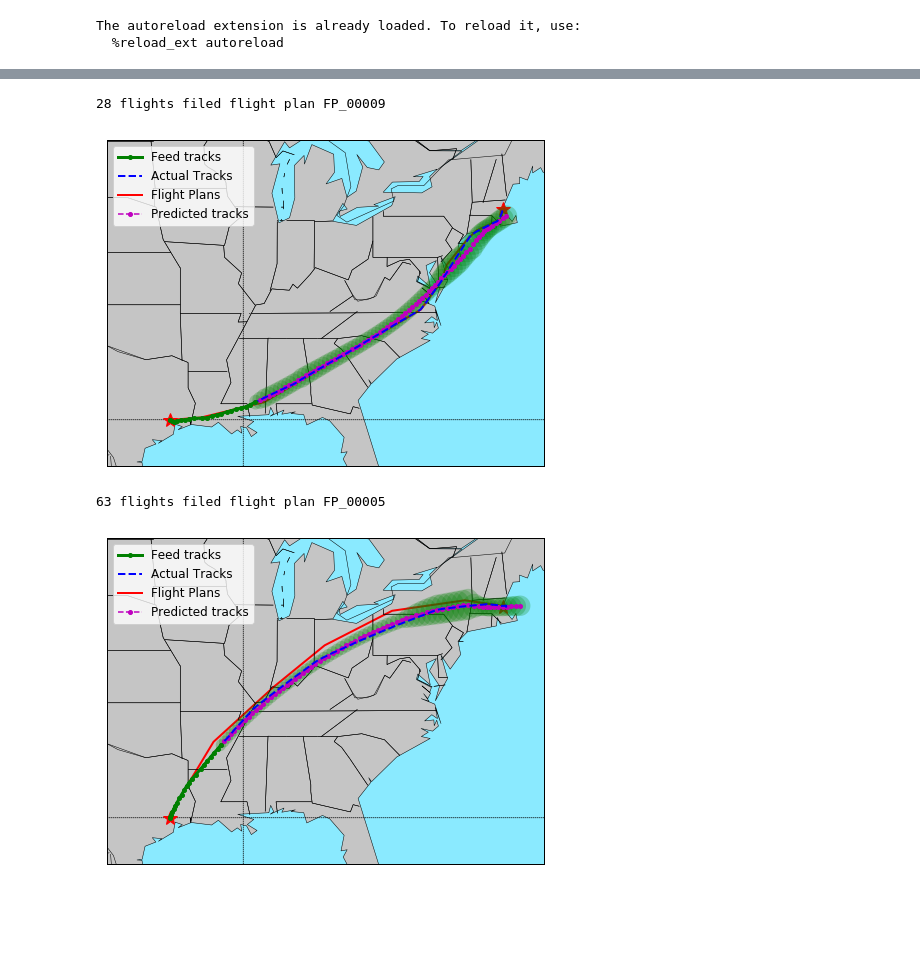
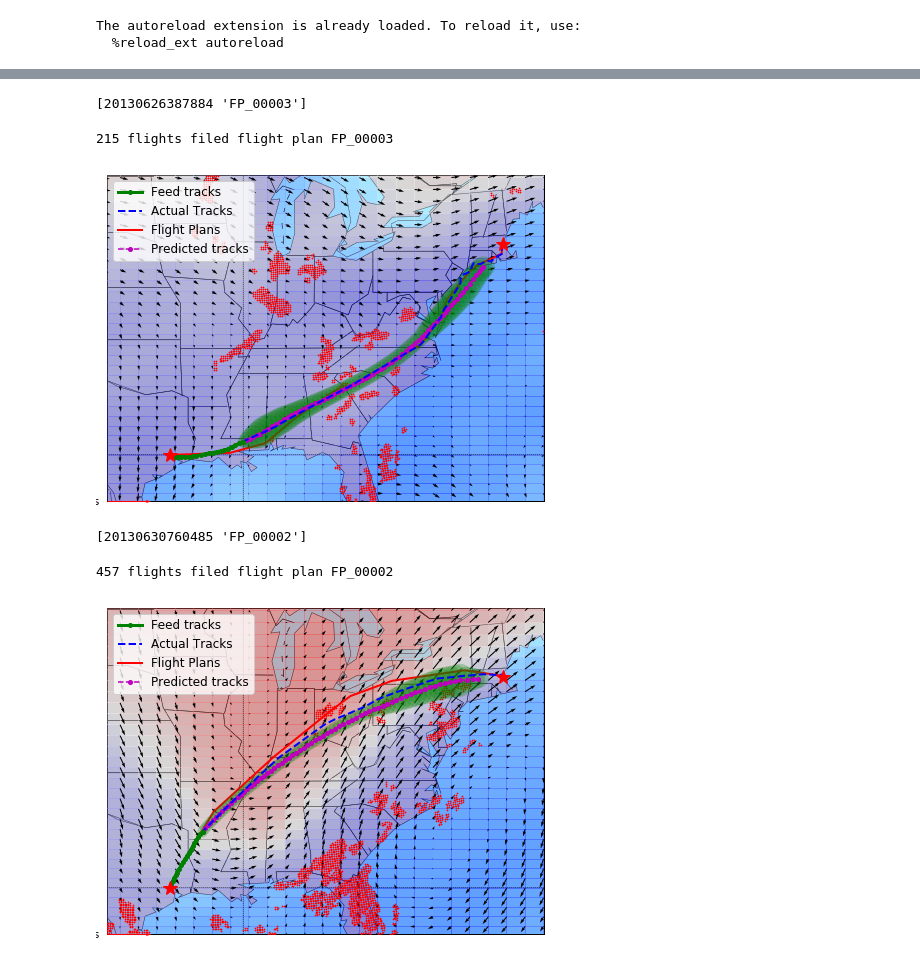
Before and after one commit to yulinliu101/DeepTP, a Jupyter notebook: src/Visualize_Generated_Trajectories.ipynb, the cells around one changed output, grey strips where cells are left out. Cells and saved outputs as stored; diff of their text form; code cells hidden in the pictures; blank space fills up the shorter version.

Commit message:
add weather vis

```diff
--- a/src/Visualize_Generated_Trajectories.ipynb
+++ b/src/Visualize_Generated_Trajectories.ipynb
@@ -81,8 +106,8 @@ plot_track, plot_fp = plot_fp_act(fid_fp[1],
 # %%
 best_seq_idx = eval_cls._best_sequence_idx(eval_cls.pred_logprobs)
-k = 35
+k = 148
 fid_fp = eval_cls.feed_fp.groupby(['FLT_PLAN_ID', 'FLT_PLAN_ID_REAL']).head(1)[['FLT_PLAN_ID', 'FLT_PLAN_ID_REAL']].values[k]
-
+print(fid_fp)
 plot_track, plot_fp = plot_fp_act(fid_fp[1],
                                   FP_utlize,
                                   act_track_data.loc[act_track_data.FID == fid_fp[0]],
@@ -93,26 +118,30 @@ plot_track, plot_fp = plot_fp_act(fid_fp[1],
                                   pred_track_cov = eval_cls.pred_covs,
                                   k = best_seq_idx[k],
                                   nstd = 3,
-                                  sort = False)
+                                  sort = False,
+                                  plot_weather_info = True)
 # %% [output]
-28 flights filed flight plan FP_00009
+[20130626387884 'FP_00003']
+215 flights filed flight plan FP_00003
-[figure, old version]
+[figure, new version]
 # %%
 best_seq_idx = eval_cls._best_sequence_idx(eval_cls.pred_logprobs)
-k = 6
+k = 152
 fid_fp = eval_cls.feed_fp.groupby(['FLT_PLAN_ID', 'FLT_PLAN_ID_REAL']).head(1)[['FLT_PLAN_ID', 'FLT_PLAN_ID_REAL']].values[k]
-
+print(fid_fp)
 plot_track, plot_fp = plot_fp_act(fid_fp[1],
                                   FP_utlize,
                                   act_track_data.loc[act_track_data.FID == fid_fp[0]],
                                   feed_fp.loc[feed_fp.FLT_PLAN_ID == fid_fp[0]],
                                   feed_track = feed_data.loc[feed_data.FID == fid_fp[0]],
                                   pred_track=None,
                                   pred_track_mu = eval_cls.preds[:, 20:, ],
                                   pred_track_cov = eval_cls.pred_covs,
                                   k = best_seq_idx[k],
                                   nstd = 3,
-                                  sort = False)
+                                  sort = False,
+                                  plot_weather_info = True)
 # %% [output]
-63 flights filed flight plan FP_00005
+[20130630760485 'FP_00002']
+457 flights filed flight plan FP_00002
-[figure, old version]
+[figure, new version]
```
Also changed, not shown: parts of 3 cells of this notebook, 3 other files.
